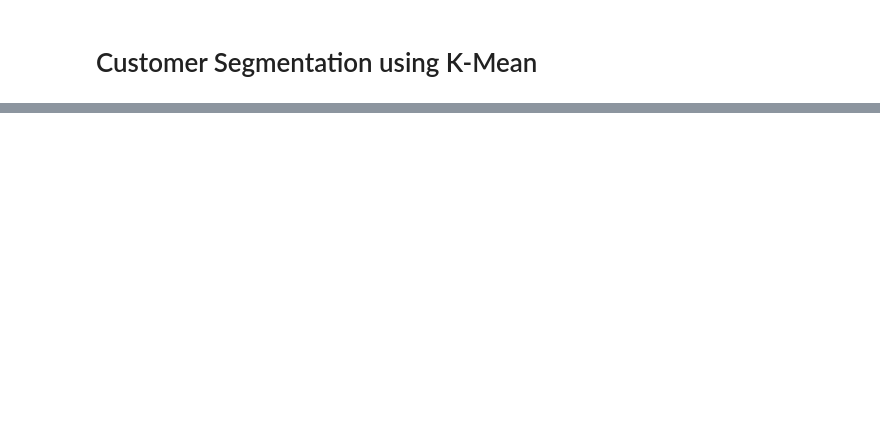
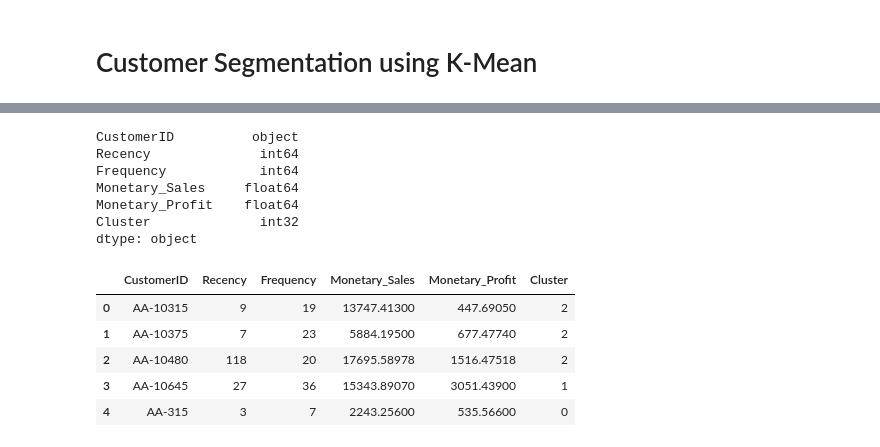
Before and after one commit to alirza81/Customer_Segmentation_Using_RFM_and_KMeans, a Jupyter notebook: notebooks/analysis.ipynb, the cells around one changed output, grey strips where cells are left out. Saved outputs shown, nothing was run; the diff lists cells and outputs as text; code cells hidden in the pictures; blank space fills up the shorter version.

```diff
--- a/notebooks/analysis.ipynb
+++ b/notebooks/analysis.ipynb
@@ -10,0 +94,17 @@ OSError: [Errno 22] Invalid argument: 'D:\\Data Science\\github\\Customer-Segmen
+# %%
+print(rfm.dtypes)
+rfm.head()
+# %% [output]
+CustomerID          object
+Recency              int64
+Frequency            int64
+Monetary_Sales     float64
+Monetary_Profit    float64
+Cluster              int32
+dtype: object
+|  | CustomerID | Recency | Frequency | Monetary_Sales | Monetary_Profit | Cluster |
+| 0 | AA-10315 | 9 | 19 | 13747.41300 | 447.69050 | 2 |
+| 1 | AA-10375 | 7 | 23 | 5884.19500 | 677.47740 | 2 |
+| 2 | AA-10480 | 118 | 20 | 17695.58978 | 1516.47518 | 2 |
+| 3 | AA-10645 | 27 | 36 | 15343.89070 | 3051.43900 | 1 |
+| 4 | AA-315 | 3 | 7 | 2243.25600 | 535.56600 | 0 |
```
Also changed, not shown: parts of 18 cells of this notebook.
